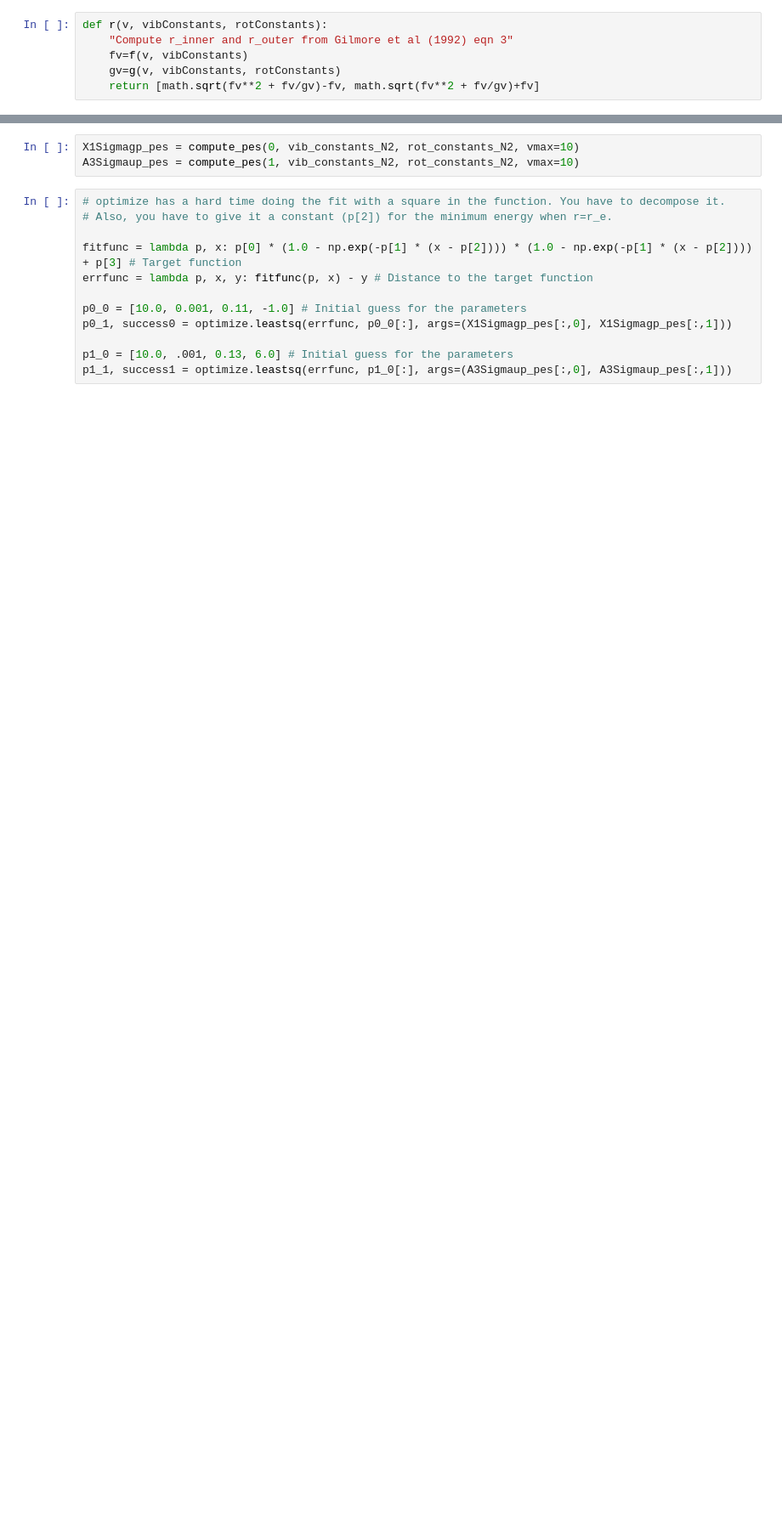
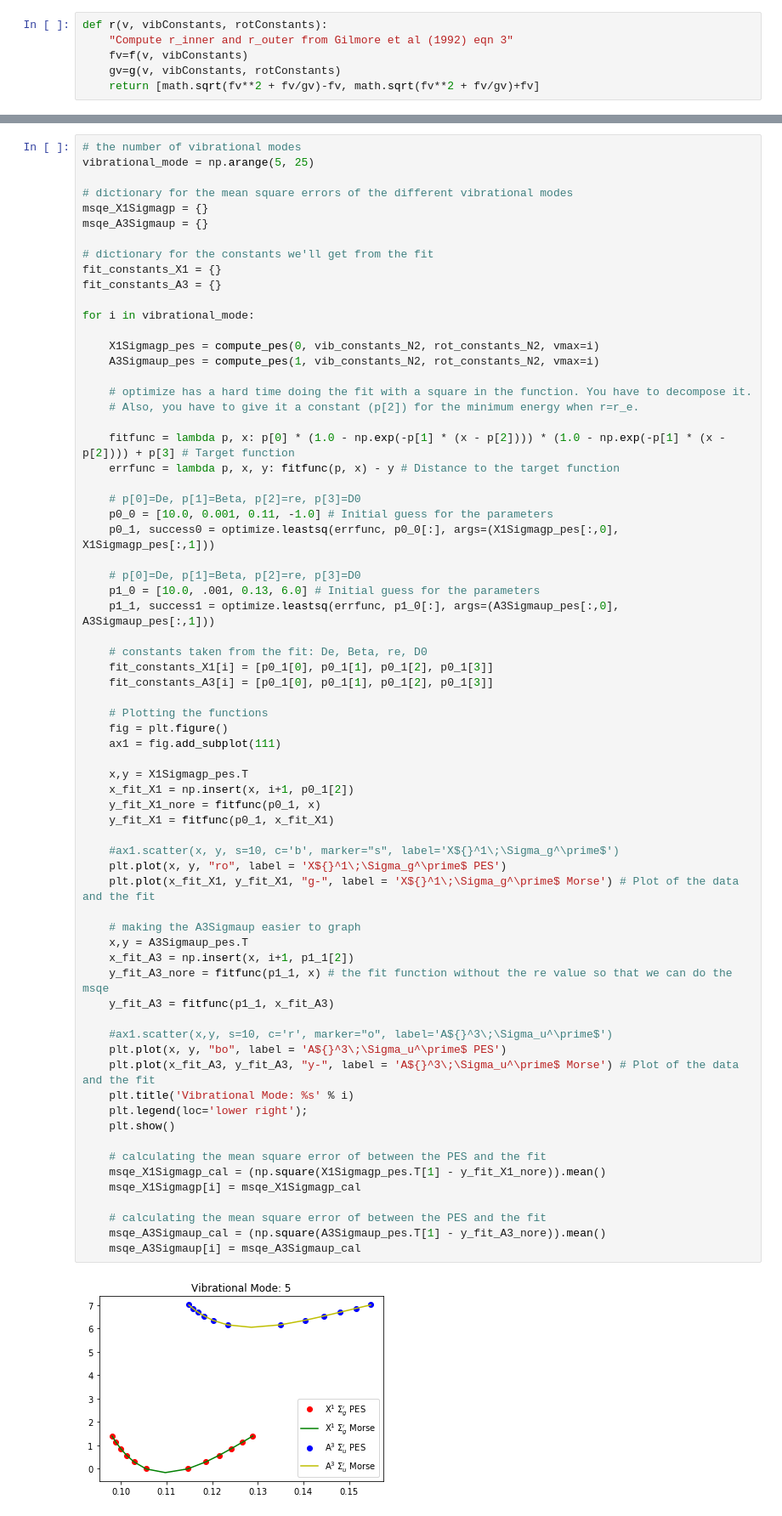
Before and after one commit to USNavalResearchLaboratory/nepc, a Jupyter notebook: methods/kosarim/RKR.ipynb, the cells around one changed output, grey strips where cells are left out. Shown at 85% size. Saved outputs shown, nothing was run; the diff lists cells and outputs as text; blank space fills up the shorter version.

```diff
--- a/methods/kosarim/RKR.ipynb
+++ b/methods/kosarim/RKR.ipynb
@@ -89,18 +127,73 @@ def compute_pes(state, vib_constants, rot_constants, vmax=3):
     pes = np.asarray(pes)
 
     return pes
-# %%
-X1Sigmagp_pes = compute_pes(0, vib_constants_N2, rot_constants_N2, vmax=10)
-A3Sigmaup_pes = compute_pes(1, vib_constants_N2, rot_constants_N2, vmax=10)
 # %%
-# optimize has a hard time doing the fit with a square in the function. You have to decompose it.
-# Also, you have to give it a constant (p[2]) for the minimum energy when r=r_e.
+# the number of vibrational modes
+vibrational_mode = np.arange(5, 25)
 
-fitfunc = lambda p, x: p[0] * (1.0 - np.exp(-p[1] * (x - p[2]))) * (1.0 - np.exp(-p[1] * (x - p[2]))) + p[3] # Target function
-errfunc = lambda p, x, y: fitfunc(p, x) - y # Distance to the target function
+# dictionary for the mean square errors of the different vibrational modes
+msqe_X1Sigmagp = {}
+msqe_A3Sigmaup = {}
 
-p0_0 = [10.0, 0.001, 0.11, -1.0] # Initial guess for the parameters
-p0_1, success0 = optimize.leastsq(errfunc, p0_0[:], args=(X1Sigmagp_pes[:,0], X1Sigmagp_pes[:,1]))
+# dictionary for the constants we'll get from the fit
+fit_constants_X1 = {}
+fit_constants_A3 = {}
 
-p1_0 = [10.0, .001, 0.13, 6.0] # Initial guess for the parameters
-p1_1, success1 = optimize.leastsq(errfunc, p1_0[:], args=(A3Sigmaup_pes[:,0], A3Sigmaup_pes[:,1]))
+for i in vibrational_mode:
+
+    X1Sigmagp_pes = compute_pes(0, vib_constants_N2, rot_constants_N2, vmax=i)
+    A3Sigmaup_pes = compute_pes(1, vib_constants_N2, rot_constants_N2, vmax=i)
+
+    # optimize has a hard time doing the fit with a square in the function. You have to decompose it.
+    # Also, you have to give it a constant (p[2]) for the minimum energy when r=r_e.
+
+    fitfunc = lambda p, x: p[0] * (1.0 - np.exp(-p[1] * (x - p[2]))) * (1.0 - np.exp(-p[1] * (x - p[2]))) + p[3] # Target function
+    errfunc = lambda p, x, y: fitfunc(p, x) - y # Distance to the target function
+
+    # p[0]=De, p[1]=Beta, p[2]=re, p[3]=D0
+    p0_0 = [10.0, 0.001, 0.11, -1.0] # Initial guess for the parameters
+    p0_1, success0 = optimize.leastsq(errfunc, p0_0[:], args=(X1Sigmagp_pes[:,0], X1Sigmagp_pes[:,1]))
+
+    # p[0]=De, p[1]=Beta, p[2]=re, p[3]=D0
+    p1_0 = [10.0, .001, 0.13, 6.0] # Initial guess for the parameters
+    p1_1, success1 = optimize.leastsq(errfunc, p1_0[:], args=(A3Sigmaup_pes[:,0], A3Sigmaup_pes[:,1]))
+
+    # constants taken from the fit: De, Beta, re, D0
+    fit_constants_X1[i] = [p0_1[0], p0_1[1], p0_1[2], p0_1[3]]
+    fit_constants_A3[i] = [p0_1[0], p0_1[1], p0_1[2], p0_1[3]]
+
+    # Plotting the functions
+    fig = plt.figure()
+    ax1 = fig.add_subplot(111)
+
+    x,y = X1Sigmagp_pes.T
+    x_fit_X1 = np.insert(x, i+1, p0_1[2])
+    y_fit_X1_nore = fitfunc(p0_1, x)
+    y_fit_X1 = fitfunc(p0_1, x_fit_X1)
+
+    #ax1.scatter(x, y, s=10, c='b', marker="s", label='X${}^1\;\Sigma_g^\prime$')
+    plt.plot(x, y, "ro", label = 'X${}^1\;\Sigma_g^\prime$ PES')
+    plt.plot(x_fit_X1, y_fit_X1, "g-", label = 'X${}^1\;\Sigma_g^\prime$ Morse') # Plot of the data and the fit
+
+    # making the A3Sigmaup easier to graph
+    x,y = A3Sigmaup_pes.T
+    x_fit_A3 = np.insert(x, i+1, p1_1[2])
+    y_fit_A3_nore = fitfunc(p1_1, x) # the fit function without the re value so that we can do the msqe
+    y_fit_A3 = fitfunc(p1_1, x_fit_A3)
+
+    #ax1.scatter(x,y, s=10, c='r', marker="o", label='A${}^3\;\Sigma_u^\prime$')
+    plt.plot(x, y, "bo", label = 'A${}^3\;\Sigma_u^\prime$ PES')
+    plt.plot(x_fit_A3, y_fit_A3, "y-", label = 'A${}^3\;\Sigma_u^\prime$ Morse') # Plot of the data and the fit
+    plt.title('Vibrational Mode: %s' % i)
+    plt.legend(loc='lower right');
+    plt.show()
+
+    # calculating the mean square error of between the PES and the fit
+    msqe_X1Sigmagp_cal = (np.square(X1Sigmagp_pes.T[1] - y_fit_X1_nore)).mean()
+    msqe_X1Sigmagp[i] = msqe_X1Sigmagp_cal
+
+    # calculating the mean square error of between the PES and the fit
+    msqe_A3Sigmaup_cal = (np.square(A3Sigmaup_pes.T[1] - y_fit_A3_nore)).mean()
+    msqe_A3Sigmaup[i] = msqe_A3Sigmaup_cal
+# %% [output]
+[figure, added]
```
Also changed, not shown: parts of 12 cells of this notebook.
